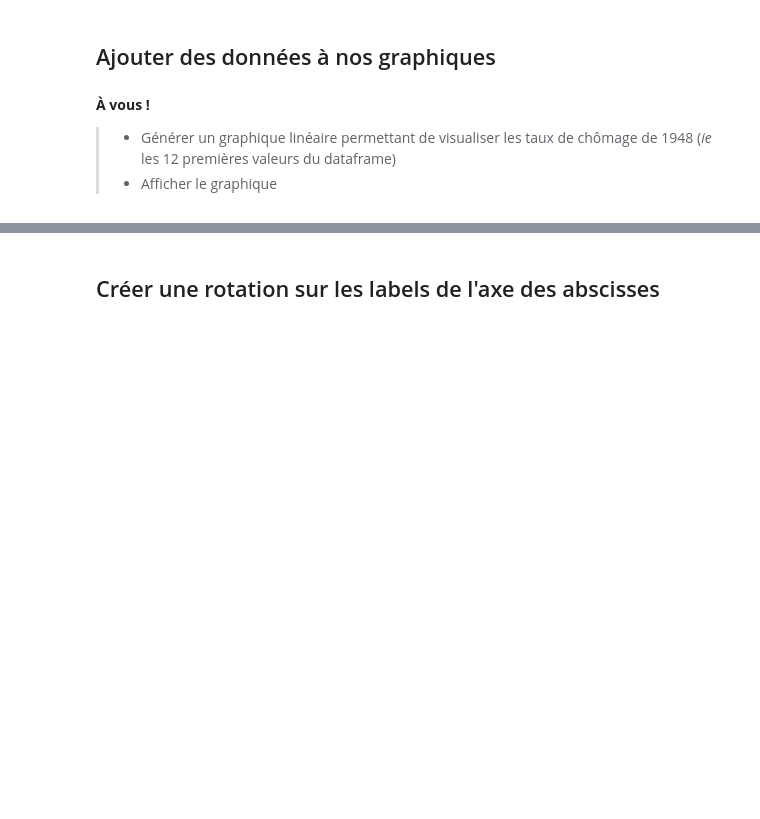
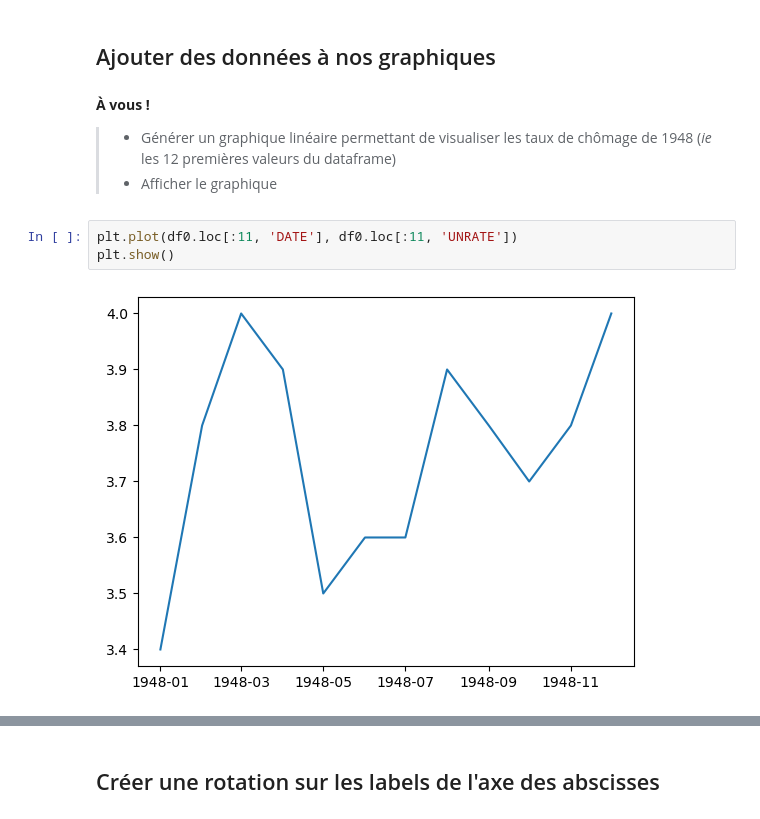
Before and after one commit to louiskuhn/IA-P3-Euskadi, a Jupyter notebook: Ressources/Python/2. Visualisation graphique/1. VisualisationGraphique_courbes.ipynb, the cells around one changed output, grey strips where cells are left out. Drawn from its saved outputs; the diff is of its cells as text; blank space fills up the shorter version.

```diff
--- a/Ressources/Python/2. Visualisation graphique/1. VisualisationGraphique_courbes.ipynb
+++ b/Ressources/Python/2. Visualisation graphique/1. VisualisationGraphique_courbes.ipynb
@@ -26,3 +130,8 @@ plt.show() # affiche le graphique à l'écran (en l'occurence vide)
 __À vous !__
 >- Générer un graphique linéaire permettant de visualiser les taux de chômage de 1948 (_ie_ les 12 premières valeurs du dataframe)
 >- Afficher le graphique
+# %%
+plt.plot(df0.loc[:11, 'DATE'], df0.loc[:11, 'UNRATE'])
+plt.show()
+# %% [output]
+[figure, added]
```
Also changed, not shown: parts of 12 cells of this notebook.
